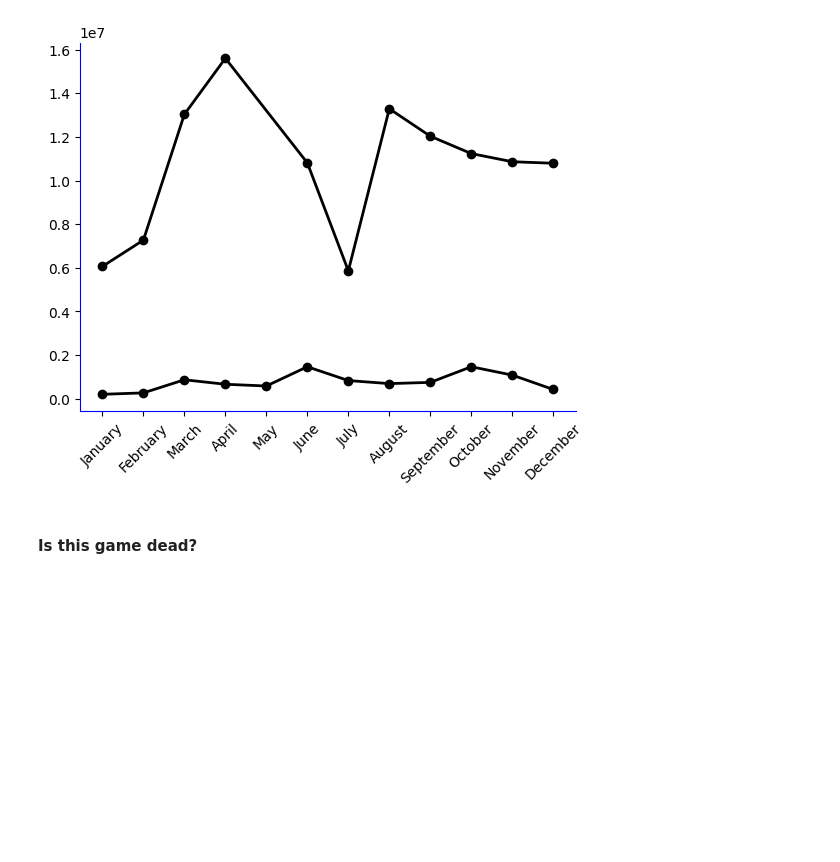
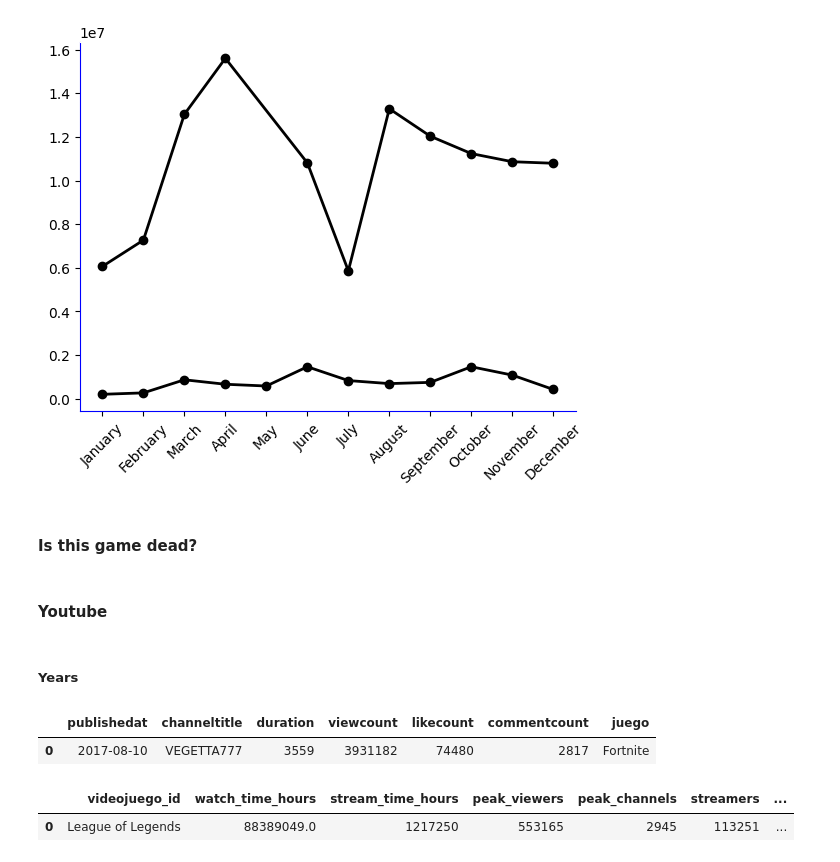
Before and after one commit to JorgeLlorente/video_gaming_industry_analysis, a Jupyter notebook: notebooks/data_visualization.ipynb, the cells around one changed output. Cells and saved outputs as stored; diff of their text form; code cells hidden in the pictures; blank space fills up the shorter version.

```diff
--- a/notebooks/data_visualization.ipynb
+++ b/notebooks/data_visualization.ipynb
@@ -570,3 +570,7 @@ compare()
 #### Is this game dead?
 # %%
 game = "Fortnite"
+# %% [markdown]
+#### Youtube
+# %% [markdown]
+##### Years
@@ -572,0 +582,12 @@ game = "Fortnite"
+# %%
+df_youtube = select_sql_table("youtube")
+df_youtube.head(1)
+# %% [output]
+|  | publishedat | channeltitle | duration | viewcount | likecount | commentcount | juego |
+| 0 | 2017-08-10 | VEGETTA777 | 3559 | 3931182 | 74480 | 2817 | Fortnite |
+# %%
+df_twitch = select_sql_table("twitch")
+df_twitch.head(1)
+# %% [output]
+|  | videojuego_id | watch_time_hours | stream_time_hours | peak_viewers | peak_channels | streamers | ... |
+| 0 | League of Legends | 88389049.0 | 1217250 | 553165 | 2945 | 113251 | ... |
```
Also changed, not shown: parts of 6 cells of this notebook, 5 other files.
